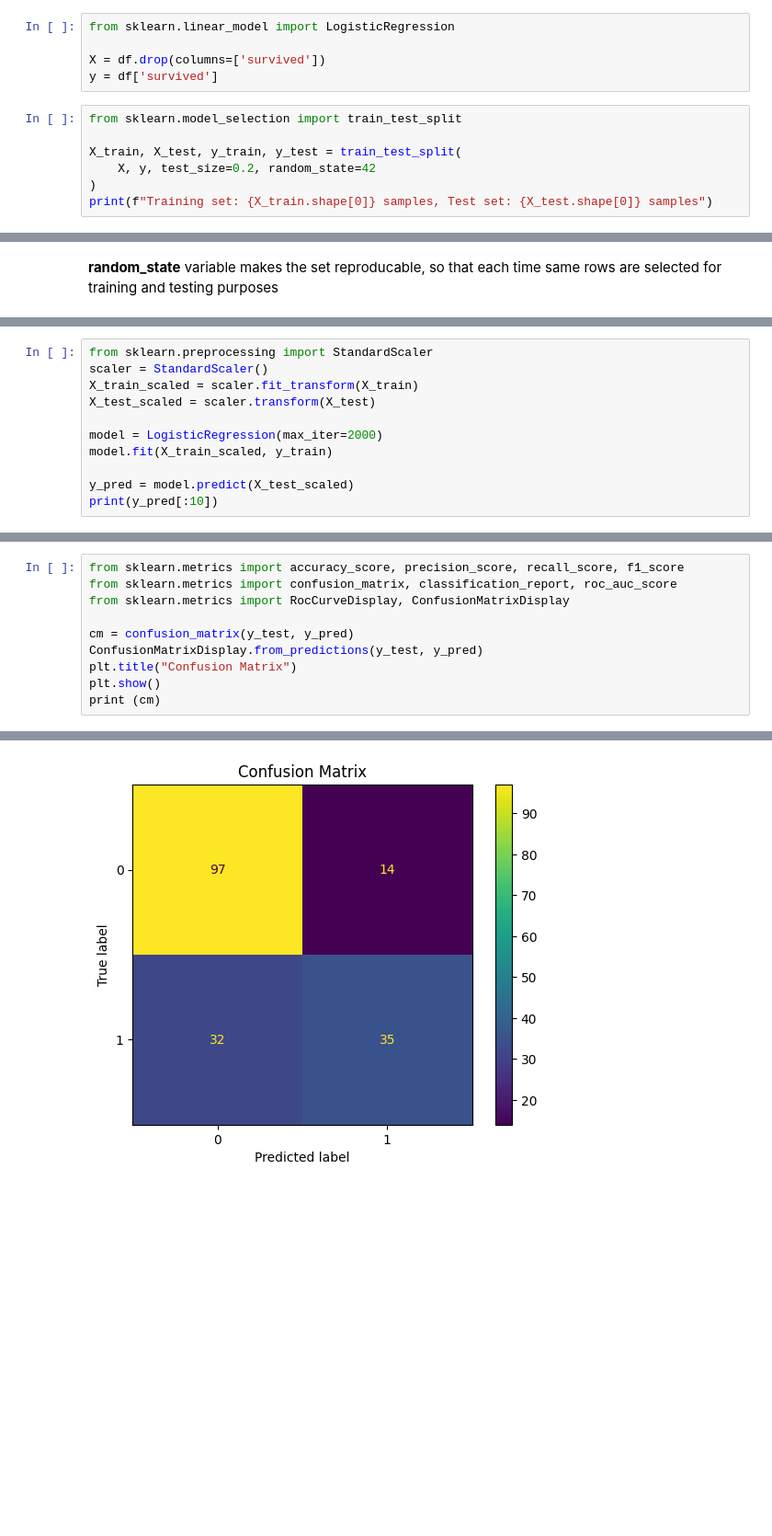
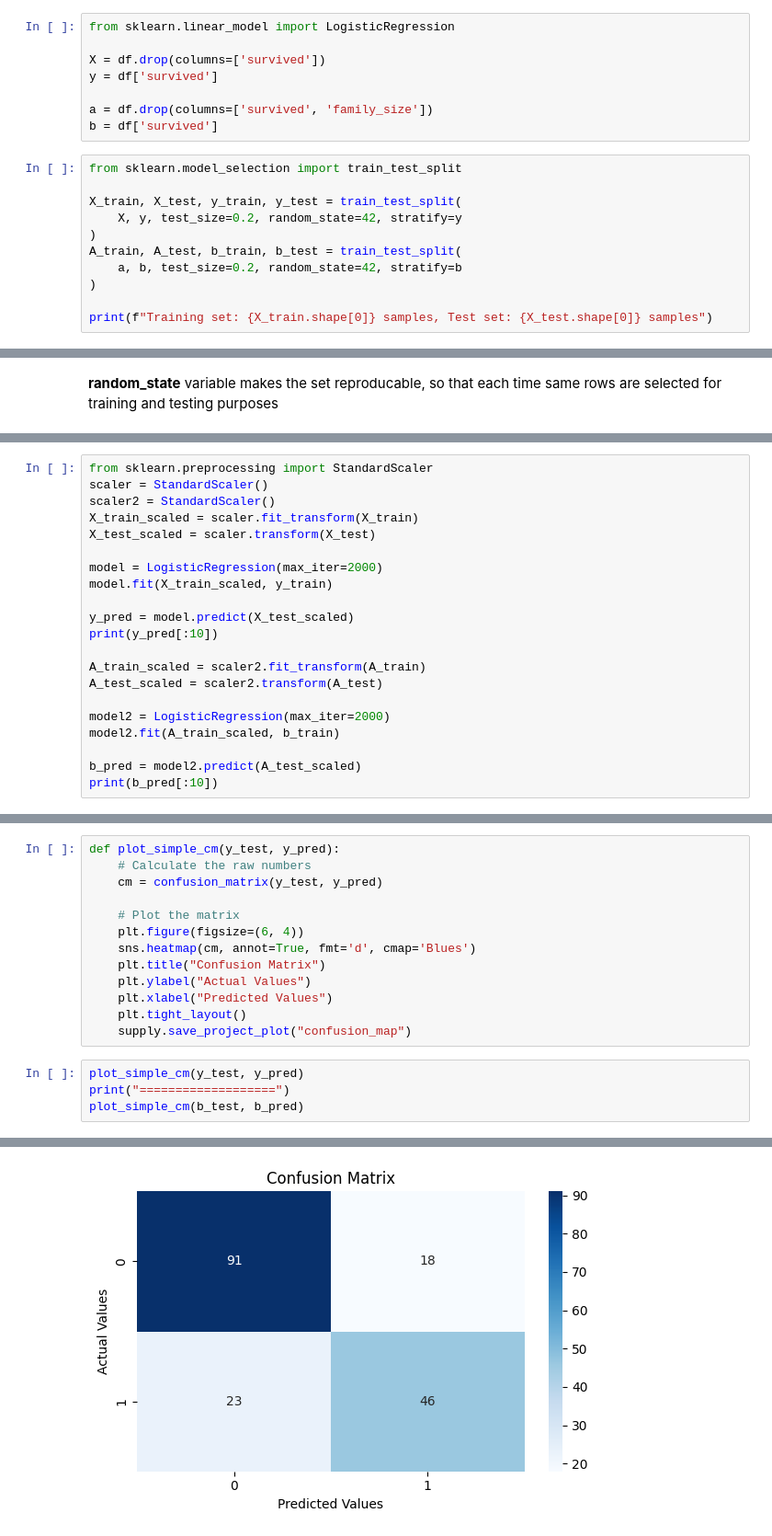
Before and after one commit to oishchen42/MLOps_course, a Jupyter notebook: notebook/week1_titanic1.ipynb, the cells around one changed output, grey strips where cells are left out. Shown at 92% size. Drawn from its saved outputs; the diff is of its cells as text; blank space fills up the shorter version.

```diff
--- a/notebook/week1_titanic1.ipynb
+++ b/notebook/week1_titanic1.ipynb
@@ -252,12 +296,19 @@ from sklearn.linear_model import LogisticRegression
 
 X = df.drop(columns=['survived'])
 y = df['survived']
+
+a = df.drop(columns=['survived', 'family_size'])
+b = df['survived']
 # %%
 from sklearn.model_selection import train_test_split
 
 X_train, X_test, y_train, y_test = train_test_split(
-    X, y, test_size=0.2, random_state=42
+    X, y, test_size=0.2, random_state=42, stratify=y
 )
+A_train, A_test, b_train, b_test = train_test_split(
+    a, b, test_size=0.2, random_state=42, stratify=b
+)
+
 print(f"Training set: {X_train.shape[0]} samples, Test set: {X_test.shape[0]} samples")
 # %% [output]
 Training set: 709 samples, Test set: 178 samples
@@ -288,6 +347,7 @@ max      1.000000    1.000000
 # %%
 from sklearn.preprocessing import StandardScaler
 scaler = StandardScaler()
+scaler2 = StandardScaler()
 X_train_scaled = scaler.fit_transform(X_train)
 X_test_scaled = scaler.transform(X_test)
 
@@ -296,4 +356,13 @@ model.fit(X_train_scaled, y_train)
 
 y_pred = model.predict(X_test_scaled)
 print(y_pred[:10])
+
+A_train_scaled = scaler2.fit_transform(A_train)
+A_test_scaled = scaler2.transform(A_test)
+
+model2 = LogisticRegression(max_iter=2000)
+model2.fit(A_train_scaled, b_train)
+
+b_pred = model2.predict(A_test_scaled)
+print(b_pred[:10])
 # %% [output]
@@ -328,11 +404,18 @@ print(y_proba)
+# %%
+def plot_simple_cm(y_test, y_pred):
+    # Calculate the raw numbers
+    cm = confusion_matrix(y_test, y_pred)
+
+    # Plot the matrix
+    plt.figure(figsize=(6, 4))
+    sns.heatmap(cm, annot=True, fmt='d', cmap='Blues')
+    plt.title("Confusion Matrix")
+    plt.ylabel("Actual Values")
+    plt.xlabel("Predicted Values")
+    plt.tight_layout()
+    supply.save_project_plot("confusion_map")
 # %%
-from sklearn.metrics import accuracy_score, precision_score, recall_score, f1_score
-from sklearn.metrics import confusion_matrix, classification_report, roc_auc_score
-from sklearn.metrics import RocCurveDisplay, ConfusionMatrixDisplay
-
-cm = confusion_matrix(y_test, y_pred)
-ConfusionMatrixDisplay.from_predictions(y_test, y_pred)
-plt.title("Confusion Matrix")
-plt.show()
-print (cm)
+plot_simple_cm(y_test, y_pred)
+print("===================")
+plot_simple_cm(b_test, b_pred)
 # %% [output]
@@ -339 +425 @@ print (cm)
-[figure, old version]
+[figure, new version]
```
Also changed, not shown: parts of 33 cells of this notebook, 10 other files.
